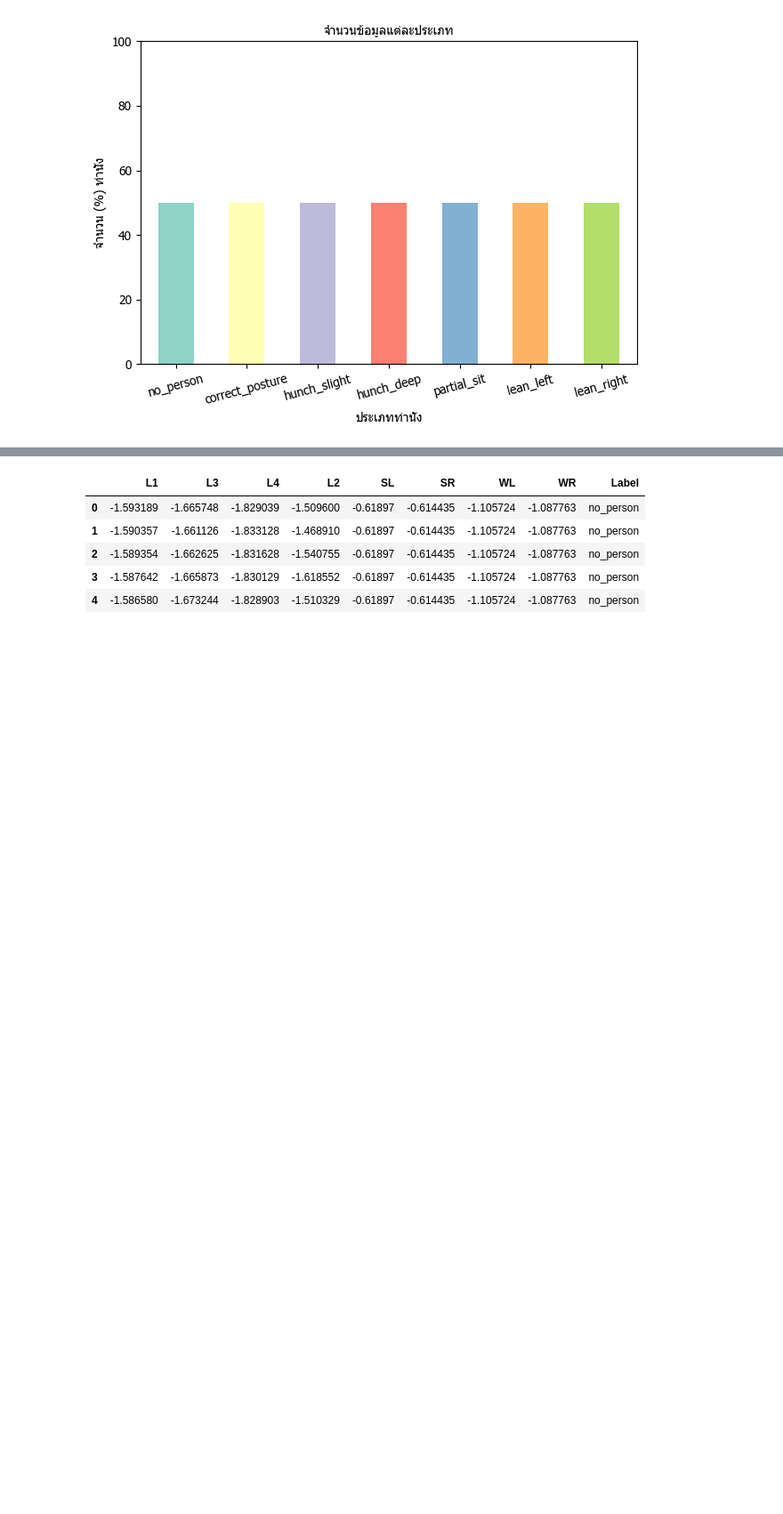
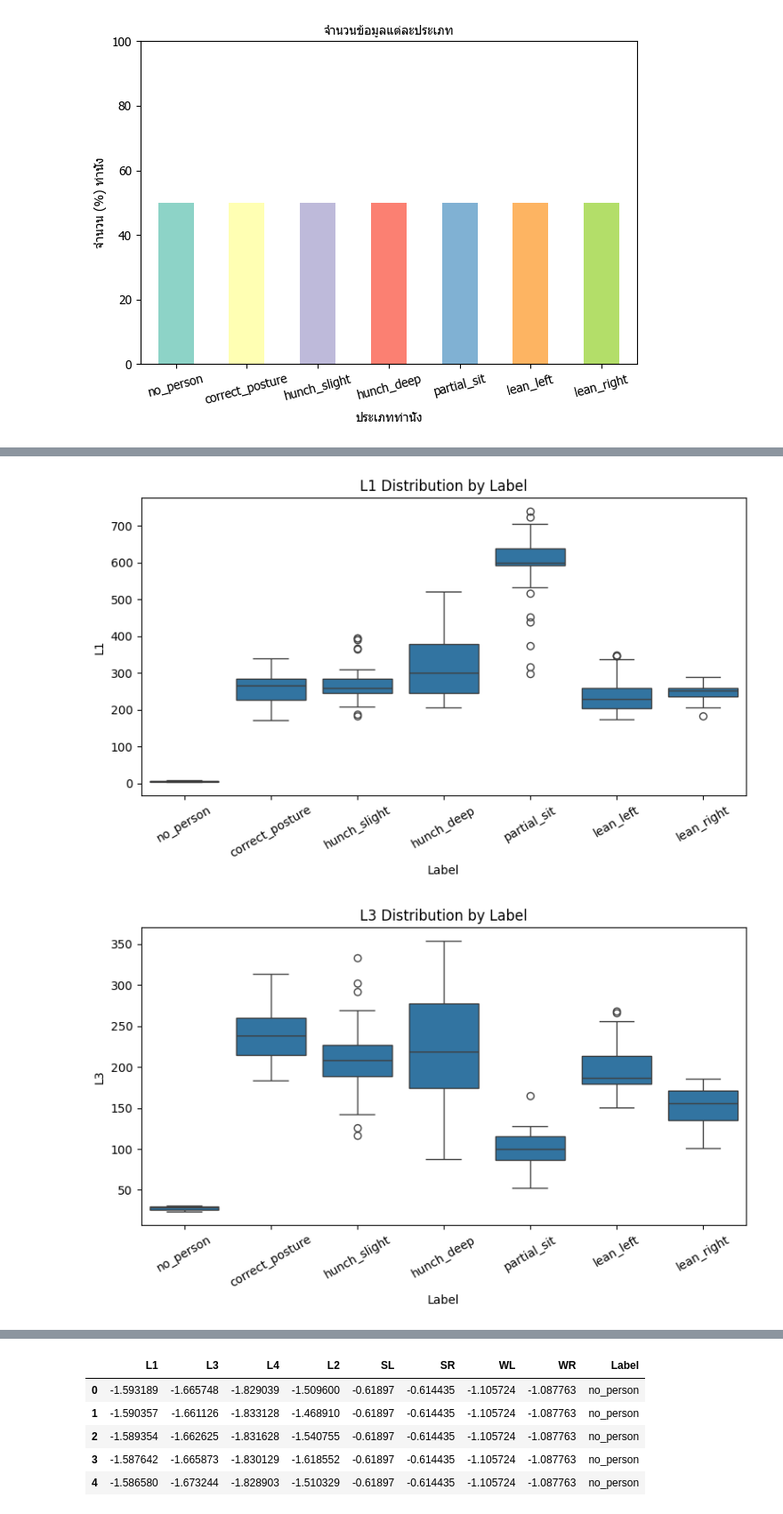
Before and after one commit to Aukkaradet-C/ProjectHealthyChair, a Jupyter notebook: ModelHealthyChairV1.ipynb, the cells around one changed output, grey strips where cells are left out. Shown: that part at 89% size. Cells and saved outputs as stored; diff of their text form; code cells hidden in the pictures; blank space fills up the shorter version.

```diff
--- a/ModelHealthyChairV1.ipynb
+++ b/ModelHealthyChairV1.ipynb
@@ -68,0 +118,15 @@ plt.show()
+# %%
+import seaborn as sns
+import matplotlib.pyplot as plt
+
+features = df.columns[:-1]  # ถ้า Label เป็นคอลัมน์สุดท้าย
+for feature in features:
+    plt.figure(figsize=(8, 5))
+    sns.boxplot(x='Label', y=feature, data=df)
+    plt.title(f'{feature} Distribution by Label')
+    plt.xticks(rotation=30)  # 🔄 หมุน Label แกน X
+    plt.tight_layout()       # ✅ ปรับไม่ให้กราฟเบียดกัน
+    plt.show()
+# %% [output]
+[figure, added]
+[figure, added]
```
Also changed, not shown: parts of 8 cells of this notebook, 1 other file.
